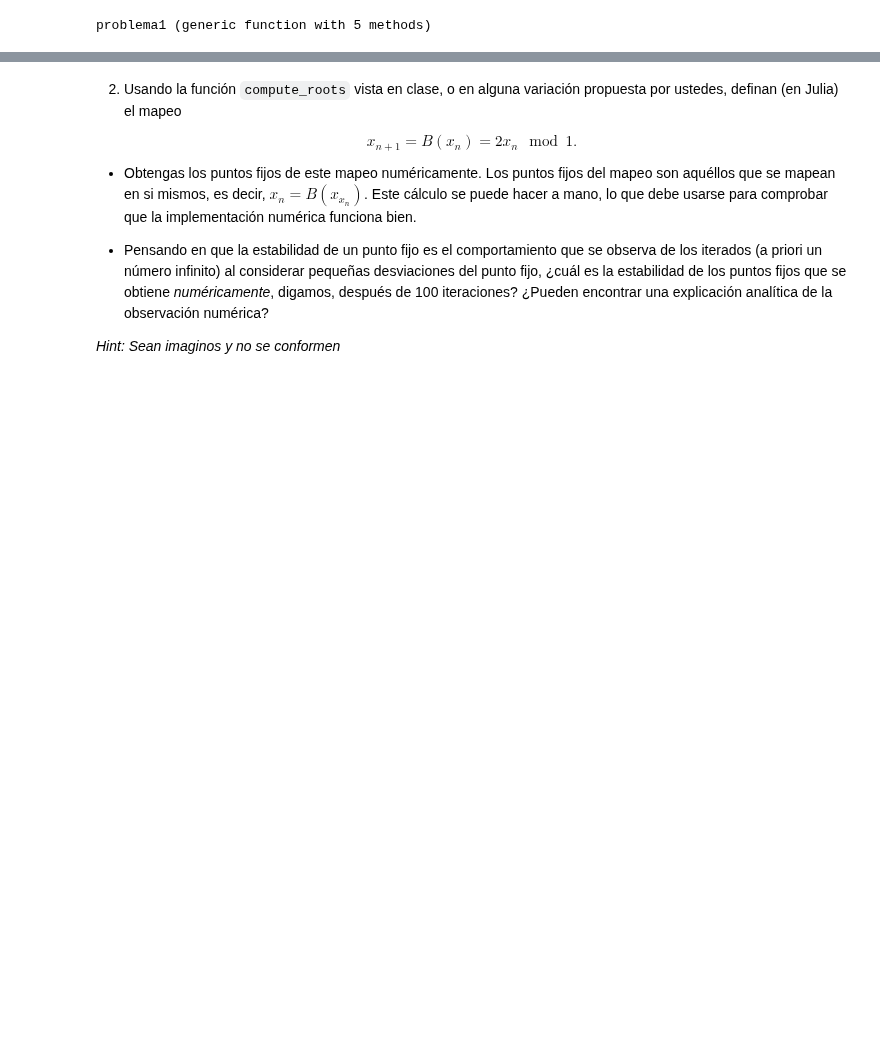
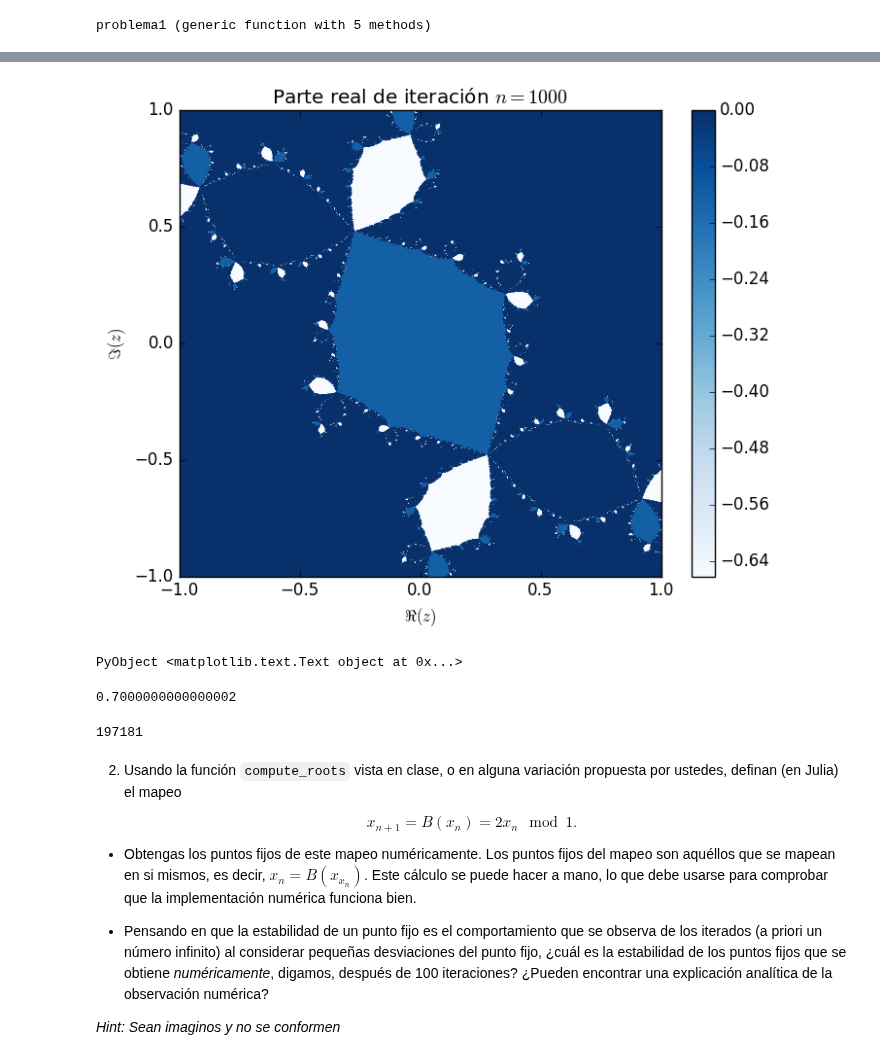
Before and after one commit to lbenet/2017-1_TSFisComp, a Jupyter notebook: tareas/danmarurr/Tarea2/Tarea2.ipynb, the cells around one changed output, grey strips where cells are left out. Saved outputs shown, nothing was run; the diff lists cells and outputs as text; code cells hidden in the pictures; blank space fills up the shorter version.

```diff
--- a/tareas/danmarurr/Tarea2/Tarea2.ipynb
+++ b/tareas/danmarurr/Tarea2/Tarea2.ipynb
@@ -124,3 +131,21 @@ Hallé algo
+# %%
+imshow(real(ab),cmap = "Blues", extent =[-1.0, 1.0, -1.0, 1.0],aspect="auto")
+
+xlabel(L"\Re(z)")
+ylabel(L"\Im(z)")
+colorbar()
+title(L"Parte real de iteración $n=1000$")
+# %% [output]
+[figure, added]
+PyObject <matplotlib.text.Text object at 0x...>
+# %%
+mod(2.7,1)
+# %% [output]
+0.7000000000000002
+# %%
+length(zm1)
+# %% [output]
+197181
 # %% [markdown]
 2) Usando la función `compute_roots` vista en clase, o en alguna variación propuesta por ustedes, definan (en Julia) el mapeo
 
```
Also changed, not shown: parts of 16 cells of this notebook.
